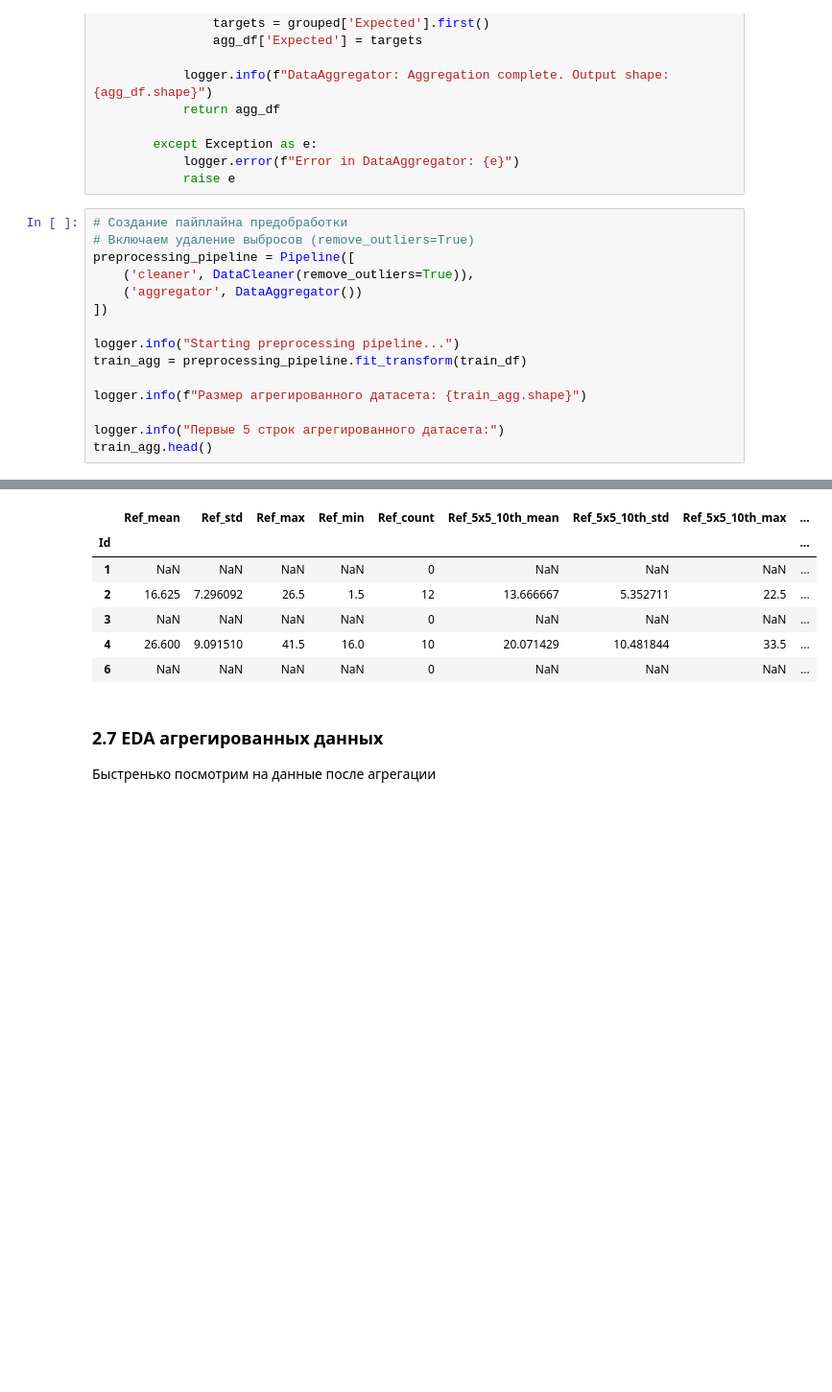
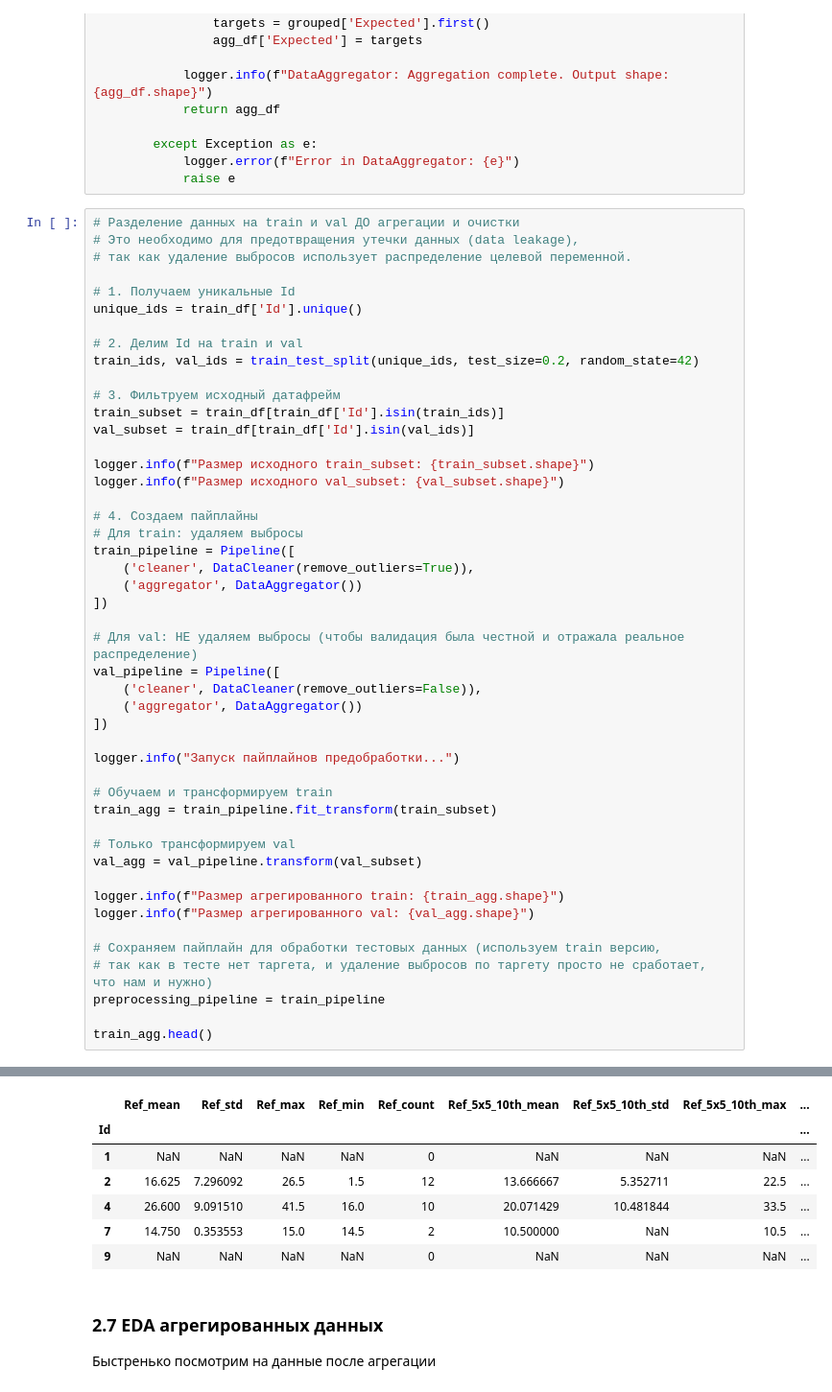
Before and after one commit to viclown/how-much-did-it-rain-ii, a Jupyter notebook: solution.ipynb, the cells around one changed output, grey strips where cells are left out. Shown at 96% size. Drawn from its saved outputs; the diff is of its cells as text; blank space fills up the shorter version.

```diff
--- a/solution.ipynb
+++ b/solution.ipynb
@@ -694,18 +693,50 @@ class DataAggregator(BaseEstimator, TransformerMixin):
             logger.error(f"Error in DataAggregator: {e}")
             raise e
 # %%
-# Создание пайплайна предобработки
-# Включаем удаление выбросов (remove_outliers=True)
-preprocessing_pipeline = Pipeline([
+# Разделение данных на train и val ДО агрегации и очистки
+# Это необходимо для предотвращения утечки данных (data leakage),
+# так как удаление выбросов использует распределение целевой переменной.
+
+# 1. Получаем уникальные Id
+unique_ids = train_df['Id'].unique()
+
+# 2. Делим Id на train и val
+train_ids, val_ids = train_test_split(unique_ids, test_size=0.2, random_state=42)
+
+# 3. Фильтруем исходный датафрейм
+train_subset = train_df[train_df['Id'].isin(train_ids)]
+val_subset = train_df[train_df['Id'].isin(val_ids)]
+
+logger.info(f"Размер исходного train_subset: {train_subset.shape}")
+logger.info(f"Размер исходного val_subset: {val_subset.shape}")
+
+# 4. Создаем пайплайны
+# Для train: удаляем выбросы
+train_pipeline = Pipeline([
     ('cleaner', DataCleaner(remove_outliers=True)),
     ('aggregator', DataAggregator())
 ])
 
-logger.info("Starting preprocessing pipeline...")
-train_agg = preprocessing_pipeline.fit_transform(train_df)
+# Для val: НЕ удаляем выбросы (чтобы валидация была честной и отражала реальное распределение)
+val_pipeline = Pipeline([
+    ('cleaner', DataCleaner(remove_outliers=False)),
+    ('aggregator', DataAggregator())
+])
 
-logger.info(f"Размер агрегированного датасета: {train_agg.shape}")
+logger.info("Запуск пайплайнов предобработки...")
 
-logger.info("Первые 5 строк агрегированного датасета:")
+# Обучаем и трансформируем train
+train_agg = train_pipeline.fit_transform(train_subset)
+
+# Только трансформируем val
+val_agg = val_pipeline.transform(val_subset)
+
+logger.info(f"Размер агрегированного train: {train_agg.shape}")
+logger.info(f"Размер агрегированного val: {val_agg.shape}")
+
+# Сохраняем пайплайн для обработки тестовых данных (используем train версию,
+# так как в тесте нет таргета, и удаление выбросов по таргету просто не сработает, что нам и нужно)
+preprocessing_pipeline = train_pipeline
+
 train_agg.head()
 # %% [output]
@@ -719,10 +755,10 @@ train_agg.head()
 |  | Ref_mean | Ref_std | Ref_max | Ref_min | Ref_count | Ref_5x5_10th_mean | Ref_5x5_10th_std | Ref_5x5_10th_max | ... |
 | Id |  |  |  |  |  |  |  |  | ... |
 | 1 | NaN | NaN | NaN | NaN | 0 | NaN | NaN | NaN | ... |
 | 2 | 16.625 | 7.296092 | 26.5 | 1.5 | 12 | 13.666667 | 5.352711 | 22.5 | ... |
-| 3 | NaN | NaN | NaN | NaN | 0 | NaN | NaN | NaN | ... |
 | 4 | 26.600 | 9.091510 | 41.5 | 16.0 | 10 | 20.071429 | 10.481844 | 33.5 | ... |
-| 6 | NaN | NaN | NaN | NaN | 0 | NaN | NaN | NaN | ... |
+| 7 | 14.750 | 0.353553 | 15.0 | 14.5 | 2 | 10.500000 | NaN | 10.5 | ... |
+| 9 | NaN | NaN | NaN | NaN | 0 | NaN | NaN | NaN | ... |
 # %% [markdown]
 ### 2.7 EDA агрегированных данных
 
```
Also changed, not shown: parts of 18 cells of this notebook, 6 other files.
